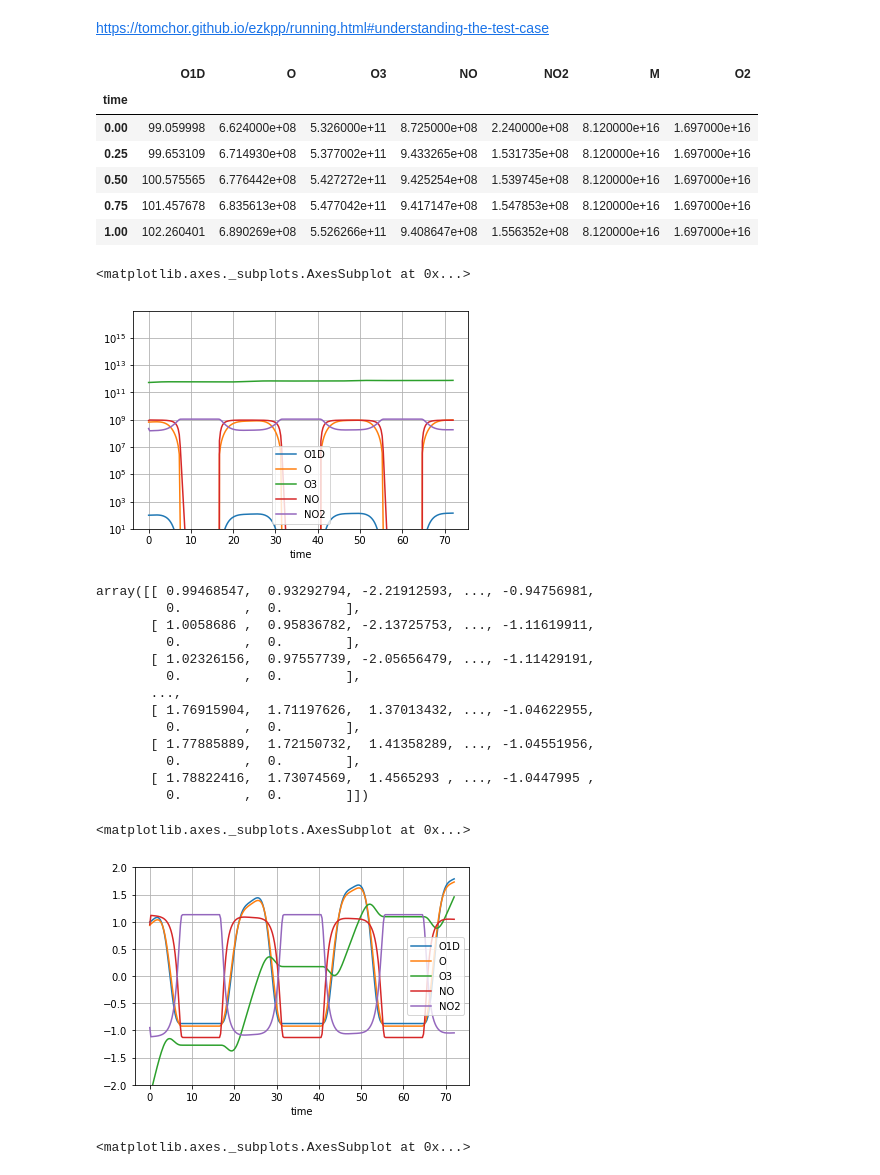
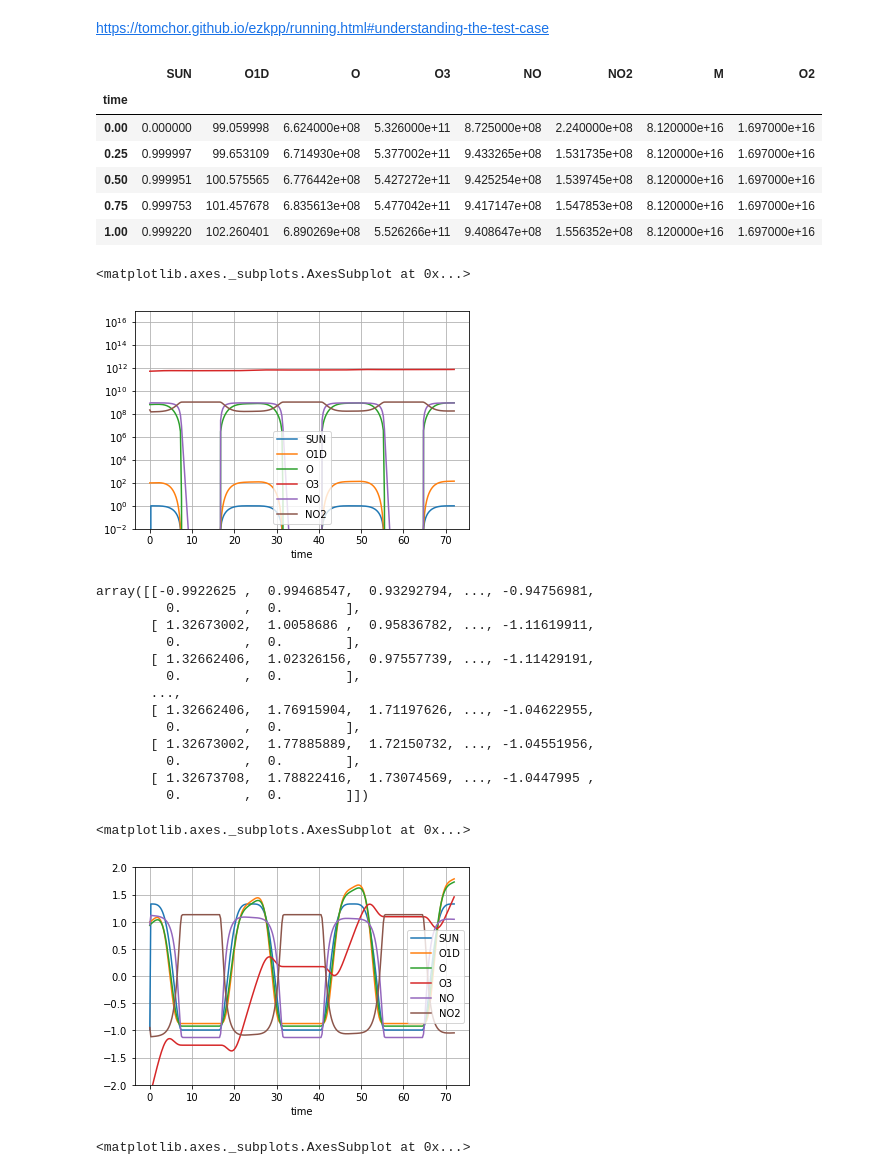
Before and after one commit to JiaweiZhuang/KPP, a Jupyter notebook: my_tests/read_small_strato.ipynb, the cells around one changed output. Cells and saved outputs as stored; diff of their text form; code cells hidden in the pictures.

```diff
--- a/my_tests/read_small_strato.ipynb
+++ b/my_tests/read_small_strato.ipynb
@@ -11,7 +11,7 @@ from sklearn.preprocessing import StandardScaler
 # %%
 df = pd.read_csv('small_strato/small_strato.dat',
                 delim_whitespace=True, header=None, index_col=0)
-df.columns = ['O1D', 'O', 'O3', 'NO', 'NO2', 'M', 'O2']
+df.columns = ['SUN', 'O1D', 'O', 'O3', 'NO', 'NO2', 'M', 'O2']
 df.index.name = 'time'
 
 # convert "0.7861355928602839-314" to nan and then to 0.0
@@ -20,41 +20,41 @@ df[np.isnan(df)] = 0.0
 # %%
 df.head()
 # %% [output]
-|  | O1D | O | O3 | NO | NO2 | M | O2 |
-| time |  |  |  |  |  |  |  |
-| 0.00 | 99.059998 | 6.624000e+08 | 5.326000e+11 | 8.725000e+08 | 2.240000e+08 | 8.120000e+16 | 1.697000e+16 |
-| 0.25 | 99.653109 | 6.714930e+08 | 5.377002e+11 | 9.433265e+08 | 1.531735e+08 | 8.120000e+16 | 1.697000e+16 |
-| 0.50 | 100.575565 | 6.776442e+08 | 5.427272e+11 | 9.425254e+08 | 1.539745e+08 | 8.120000e+16 | 1.697000e+16 |
-| 0.75 | 101.457678 | 6.835613e+08 | 5.477042e+11 | 9.417147e+08 | 1.547853e+08 | 8.120000e+16 | 1.697000e+16 |
-| 1.00 | 102.260401 | 6.890269e+08 | 5.526266e+11 | 9.408647e+08 | 1.556352e+08 | 8.120000e+16 | 1.697000e+16 |
+|  | SUN | O1D | O | O3 | NO | NO2 | M | O2 |
+| time |  |  |  |  |  |  |  |  |
+| 0.00 | 0.000000 | 99.059998 | 6.624000e+08 | 5.326000e+11 | 8.725000e+08 | 2.240000e+08 | 8.120000e+16 | 1.697000e+16 |
+| 0.25 | 0.999997 | 99.653109 | 6.714930e+08 | 5.377002e+11 | 9.433265e+08 | 1.531735e+08 | 8.120000e+16 | 1.697000e+16 |
+| 0.50 | 0.999951 | 100.575565 | 6.776442e+08 | 5.427272e+11 | 9.425254e+08 | 1.539745e+08 | 8.120000e+16 | 1.697000e+16 |
+| 0.75 | 0.999753 | 101.457678 | 6.835613e+08 | 5.477042e+11 | 9.417147e+08 | 1.547853e+08 | 8.120000e+16 | 1.697000e+16 |
+| 1.00 | 0.999220 | 102.260401 | 6.890269e+08 | 5.526266e+11 | 9.408647e+08 | 1.556352e+08 | 8.120000e+16 | 1.697000e+16 |
 # %%
-df.plot(y=['O1D', 'O', 'O3', 'NO', 'NO2'], #df.columns.drop('time'),
-        ylim=[1e1, None], logy=True, grid=True)
+df.plot(y=['SUN', 'O1D', 'O', 'O3', 'NO', 'NO2'], #df.columns.drop('time'),
+        ylim=[1e-2, None], logy=True, grid=True)
 # %% [output]
 <matplotlib.axes._subplots.AxesSubplot at 0x...>
-[figure, old version]
+[figure, new version]
 # %%
 StandardScaler(copy=False).fit_transform(df.values)
 # %% [output]
-array([[ 0.99468547,  0.93292794, -2.21912593, ..., -0.94756981,
+array([[-0.9922625 ,  0.99468547,  0.93292794, ..., -0.94756981,
          0.        ,  0.        ],
-       [ 1.0058686 ,  0.95836782, -2.13725753, ..., -1.11619911,
+       [ 1.32673002,  1.0058686 ,  0.95836782, ..., -1.11619911,
          0.        ,  0.        ],
-       [ 1.02326156,  0.97557739, -2.05656479, ..., -1.11429191,
+       [ 1.32662406,  1.02326156,  0.97557739, ..., -1.11429191,
          0.        ,  0.        ],
        ...,
-       [ 1.76915904,  1.71197626,  1.37013432, ..., -1.04622955,
+       [ 1.32662406,  1.76915904,  1.71197626, ..., -1.04622955,
          0.        ,  0.        ],
-       [ 1.77885889,  1.72150732,  1.41358289, ..., -1.04551956,
+       [ 1.32673002,  1.77885889,  1.72150732, ..., -1.04551956,
          0.        ,  0.        ],
-       [ 1.78822416,  1.73074569,  1.4565293 , ..., -1.0447995 ,
+       [ 1.32673708,  1.78822416,  1.73074569, ..., -1.0447995 ,
          0.        ,  0.        ]])
 # %%
-df.plot(y=['O1D', 'O', 'O3', 'NO', 'NO2'], #df.columns.drop('time'),
+df.plot(y=['SUN', 'O1D', 'O', 'O3', 'NO', 'NO2'], #df.columns.drop('time'),
         ylim=[-2, 2], grid=True)
 # %% [output]
 <matplotlib.axes._subplots.AxesSubplot at 0x...>
-[figure, old version]
+[figure, new version]
 # %%
 df.plot(x='NO2', y=['O1D', 'O', 'NO'])
 # %% [output]
```
Also changed, not shown: parts of 1 cell of this notebook, 1 other file.
